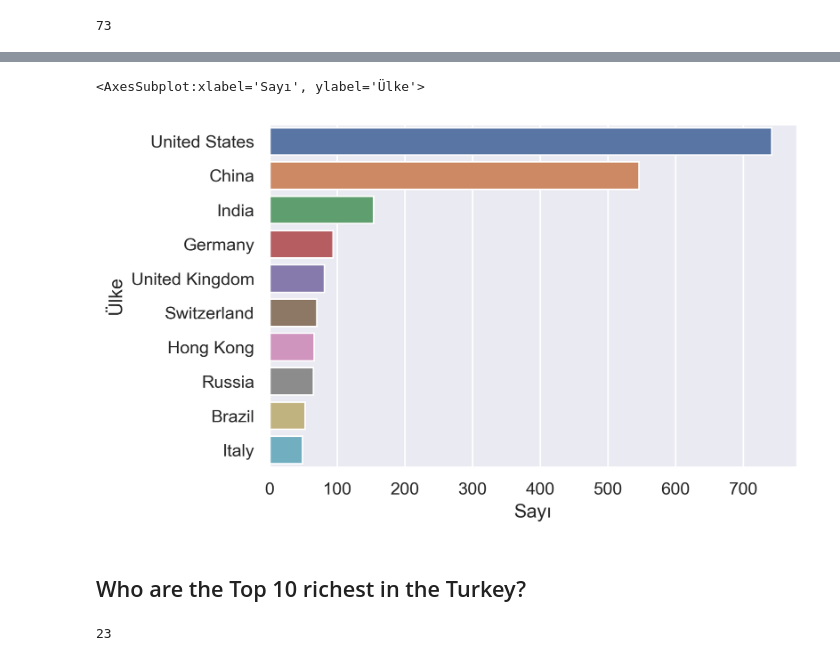
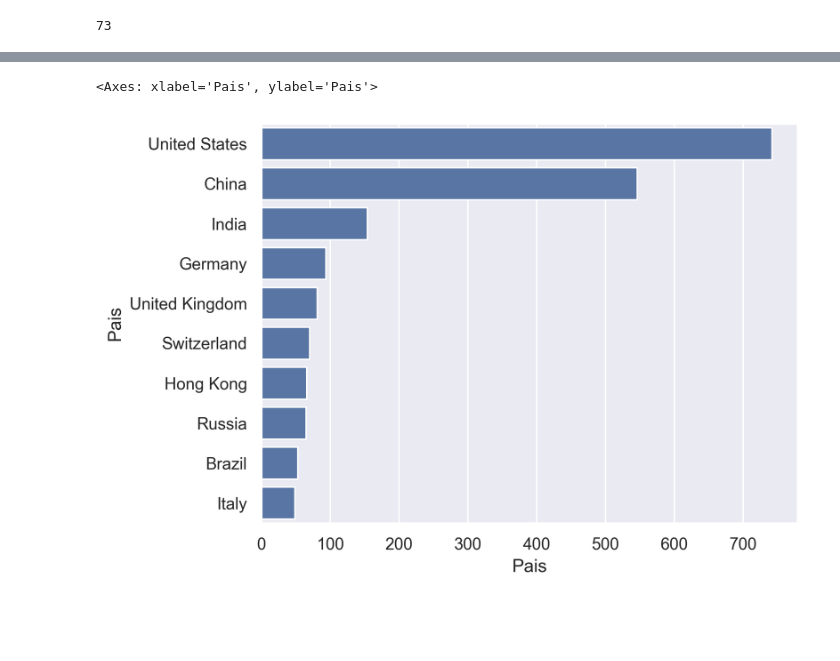
Before and after one commit to nzepedacc/Pandas, a Jupyter notebook: 30-Data-Analsis-with Python.ipynb, the cells around one changed output, grey strips where cells are left out. Saved outputs shown, nothing was run; the diff lists cells and outputs as text; code cells hidden in the pictures; blank space fills up the shorter version.

```diff
--- a/30-Data-Analsis-with Python.ipynb
+++ b/30-Data-Analsis-with Python.ipynb
@@ -47,9 +47,9 @@ df.head()
 | 3 | 4 | Bill Gates | 66.0 | 129000.0 | Technology | United States | M |
 | 4 | 5 | Warren Buffett | 91.0 | 118000.0 | Finance & Investments | United States | M |
 # %%
-df=df.rename(columns={"rank":"Sıra","personName":"İsim","age":"Yaş",
-                      "finalWorth":"Servet","category":"Kategori",
-                       "country":"Ülke", "gender":"Cinsiyet"})
+df=df.rename(columns={"rank":"Ranking","personName":"Nombre","age":"Edad",
+                      "finalWorth":"Valor","category":"Categoria",
+                       "country":"Pais", "gender":"Genero"})
 # %%
 df.head()
 # %% [output]
@@ -60,7 +60,7 @@ df.head()
 | 3 | 4 | Bill Gates | 66.0 | 129000.0 | Technology | United States | M |
 | 4 | 5 | Warren Buffett | 91.0 | 118000.0 | Finance & Investments | United States | M |
 # %%
-df = df.set_index("Sıra")
+df = df.set_index("Ranking")
 # %%
 df.head()
 # %% [output]
@@ -175,10 +225,10 @@ len(df["Ülke"].unique())
 # %% [output]
 73
 # %%
-df_ulke = df.groupby("Ülke")
+df_ulke = df.groupby("Pais")
 # %%
 df_ulke_sayi = pd.DataFrame(df_ulke.size().sort_values(ascending=False),
-                           columns = ["Sayı"])
+                           columns = ["Pais"])
 # %%
 df_ulke_sayi.head()
 # %% [output]
@@ -190,9 +240,7 @@ df_ulke_sayi.head()
 | Germany | 94 |
 | United Kingdom | 81 |
 # %%
-sns.barplot(x = df_ulke_sayi["Sayı"][:10] , y = df_ulke_sayi.index[:10])
+sns.barplot(x = df_ulke_sayi["Pais"][:10] , y = df_ulke_sayi.index[:10])
 # %% [output]
-<AxesSubplot:xlabel='Sayı', ylabel='Ülke'>
+<Axes: xlabel='Pais', ylabel='Pais'>
-[figure, old version]
+[figure, new version]
-# %% [markdown]
-## Who are the Top 10 richest in the Turkey?
@@ -201,4 +246,0 @@ df_turkiye = df[df["Ülke"]=="Turkey"]
-# %%
-df_turkiye["İsim"].count()
-# %% [output]
-23
```
Also changed, not shown: parts of 40 cells of this notebook.
